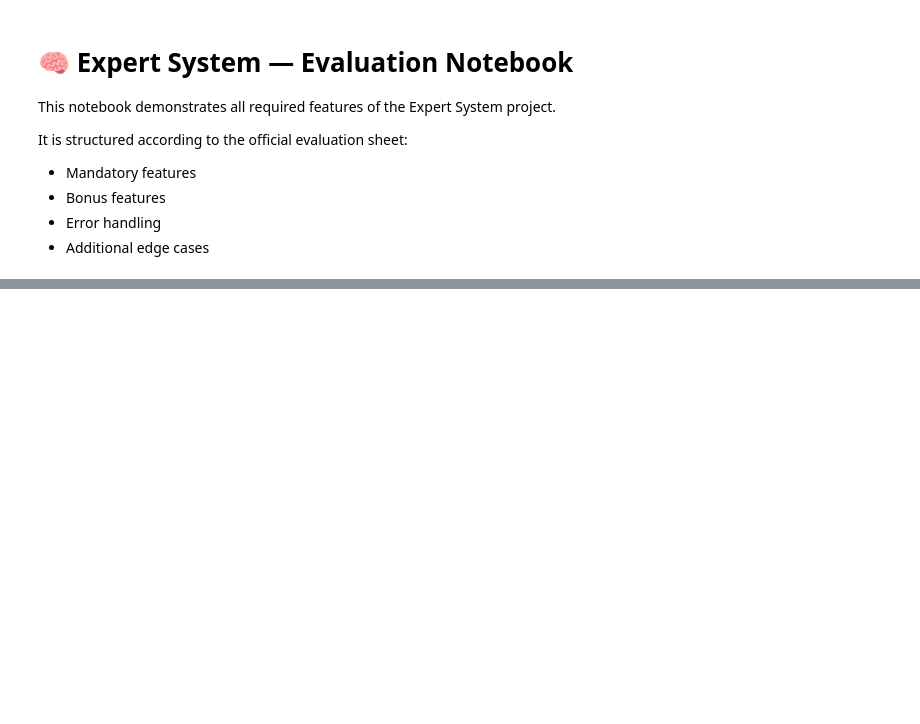
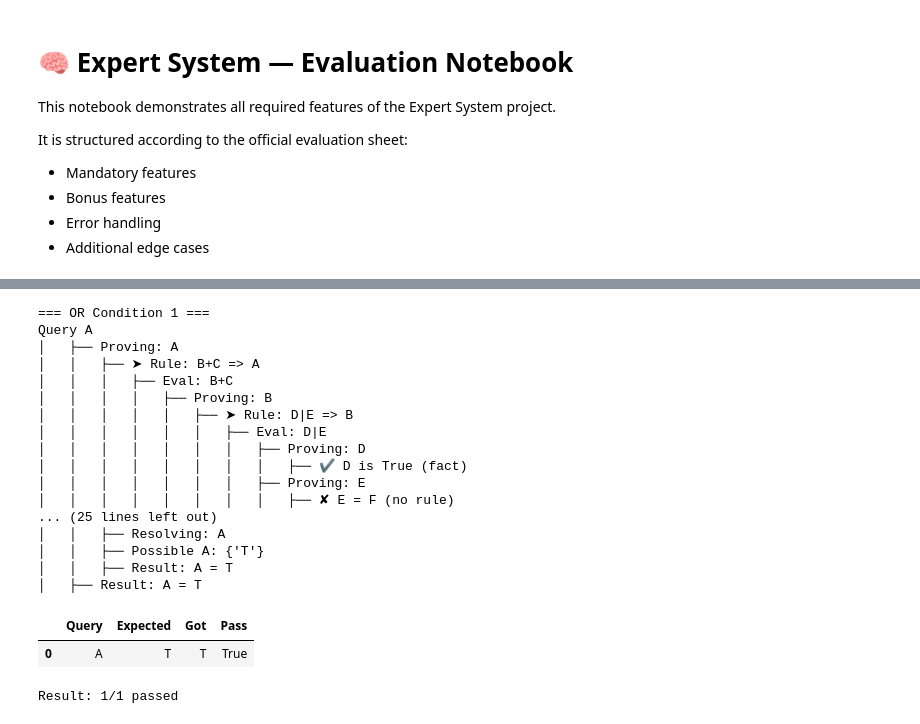
Before and after one commit to gs313/42_expert-system, a Jupyter notebook: subject_test.ipynb, the cells around one changed output, grey strips where cells are left out. Saved outputs shown, nothing was run; the diff lists cells and outputs as text; code cells hidden in the pictures; blank space fills up the shorter version.

```diff
--- a/subject_test.ipynb
+++ b/subject_test.ipynb
@@ -78,0 +149,36 @@ show_test_string(
+# %%
+show_test_string(
+    "OR Condition 2",
+    """
+    B + C => A
+    D | E => B
+    B => C
+
+    =D
+    ?A
+    """,
+    {
+        "A": "T",
+    }
+)
+# %% [output]
+=== OR Condition 1 ===
+Query A
+│   ├── Proving: A
+│   │   ├── ➤ Rule: B+C => A
+│   │   │   ├── Eval: B+C
+│   │   │   │   ├── Proving: B
+│   │   │   │   │   ├── ➤ Rule: D|E => B
+│   │   │   │   │   │   ├── Eval: D|E
+│   │   │   │   │   │   │   ├── Proving: D
+│   │   │   │   │   │   │   │   ├── ✔ D is True (fact)
+│   │   │   │   │   │   │   ├── Proving: E
+│   │   │   │   │   │   │   │   ├── ✘ E = F (no rule)
+... (25 lines left out)
+│   │   ├── Resolving: A
+│   │   ├── Possible A: {'T'}
+│   │   ├── Result: A = T
+│   ├── Result: A = T
+|  | Query | Expected | Got | Pass |
+| 0 | A | T | T | True |
+Result: 1/1 passed
```
Also changed, not shown: parts of 36 cells of this notebook, 3 other files.
